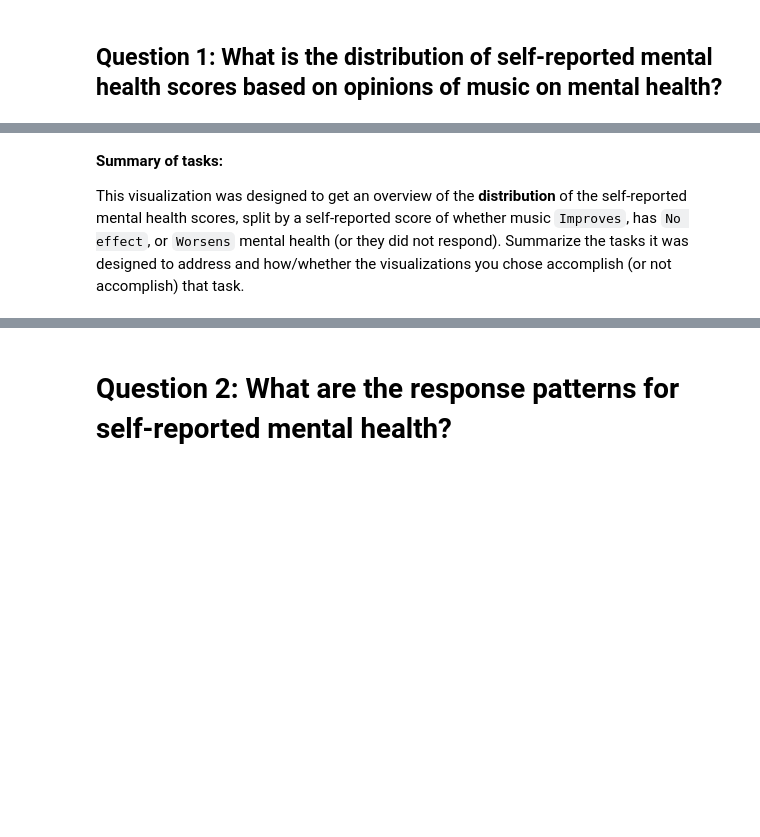
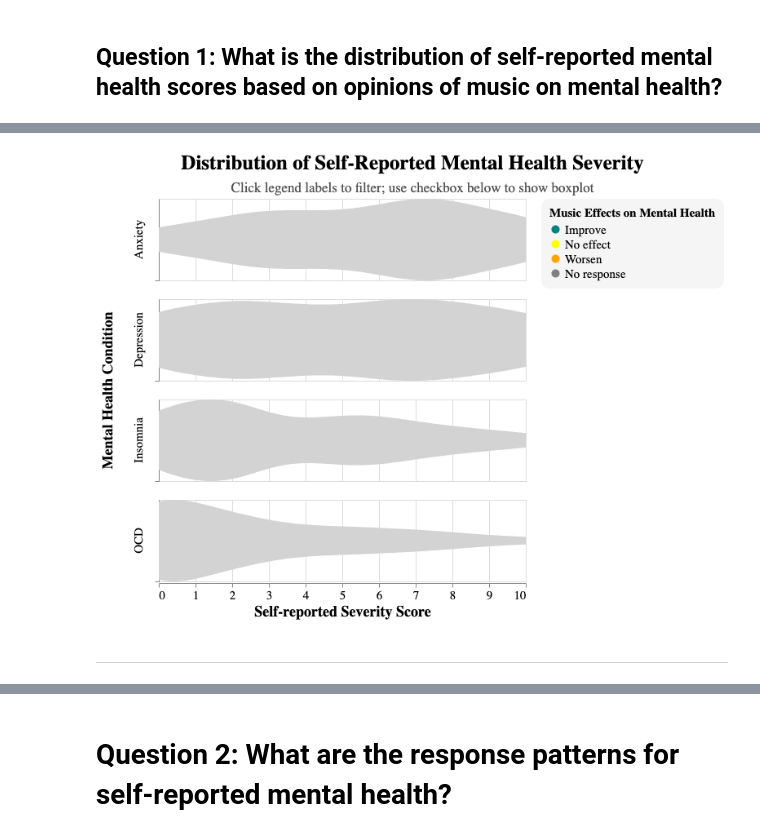
Before and after one commit to ubc-dsci320-2024w2/project-team_fabfour, a Jupyter notebook: ungraded/charts_Jessica.ipynb, the cells around one changed output, grey strips where cells are left out. Cells and saved outputs as stored; diff of their text form; code cells hidden in the pictures; blank space fills up the shorter version.

```diff
--- a/ungraded/charts_Jessica.ipynb
+++ b/ungraded/charts_Jessica.ipynb
@@ -129,4 +128,71 @@ chart1b = alt.layer(
-# %% [markdown]
-**Summary of tasks:**
-
-This visualization was designed to get an overview of the **distribution** of the self-reported mental health scores, split by a self-reported score of whether music `Improves`, has `No effect`, or `Worsens` mental health (or they did not respond). Summarize the tasks it was designed to address and how/whether the visualizations you chose accomplish (or not accomplish) that task.
+# %%
+### UI widget ###
+selection = alt.selection_point(fields=['Music effects'], bind='legend', empty=False)
+
+bind_checkbox = alt.binding_checkbox(name='Show Boxplot: ')
+param_checkbox = alt.param(bind=bind_checkbox)
+
+### Color and Order for Music Effects ###
+four_colors = ["teal", "yellow", "orange", "grey"]
+color_scale = alt.Scale(domain=domain_list_ordered, range=four_colors)
+
+### Box-plot ###
+boxplot = alt.Chart().mark_boxplot(color='black', opacity=0.4, size=30).encode(
+	alt.X('Self-report Score:Q', title="Self-reported Severity Score"),
+    opacity=alt.when(param_checkbox).then(alt.value(0.75)).otherwise(alt.value(0)),
+).add_params(
+    param_checkbox
+).properties(
+    width=450
+)
+
+### Violin-plot ###
+violin = alt.Chart().transform_density(
+	'Self-report Score',
+	as_=['Self-report Score', 'density'],
+	extent=[0, 10],
+	groupby=['Mental Health Condition', "Music effects"]
+).mark_area(orient='vertical', interpolate='monotone').encode(
+	x=alt.X('Self-report Score:Q', title="Self-reported Severity Score"),
+	y=alt.Y('density:Q',
+            stack='center',
+            impute=None,
+            title=None,
+            scale=alt.Scale(nice=False, zero=True),
+            axis=alt.Axis(labels=False, values=[0], grid=False, ticks=True)),
+    color=alt.condition(selection,
+                        alt.Color("Music effects:N", title="Music Effects on Mental Health", scale=color_scale),
+                        alt.value("lightgrey"))
+).properties(width=450, height=100
+).add_params(selection
+)
+
+### Combined Chart ###
+chart1 = alt.layer(
+    violin,
+    boxplot,
+    data=mxmh_scores
+).facet(row=alt.Row('Mental Health Condition:N')
+).resolve_scale(y=alt.ResolveMode("independent")
+).properties(
+    title=alt.Title("Distribution of Self-Reported Mental Health Severity",
+                    subtitle="Click legend labels to filter; use checkbox below to show boxplot"
+                   )
+).configure_legend(
+    **legend_configuration
+).configure_title(
+    **title_configuration
+).configure_axis(
+    **axis_configuration
+).configure_header(
+    **header_configuration
+)
+
+chart1.show()
+# save(chart1, "outputs/chart1.json")
+# %% [output]
+[figure, added]
+# %% [markdown]
+
+
+---
```
Also changed, not shown: parts of 21 cells of this notebook.
